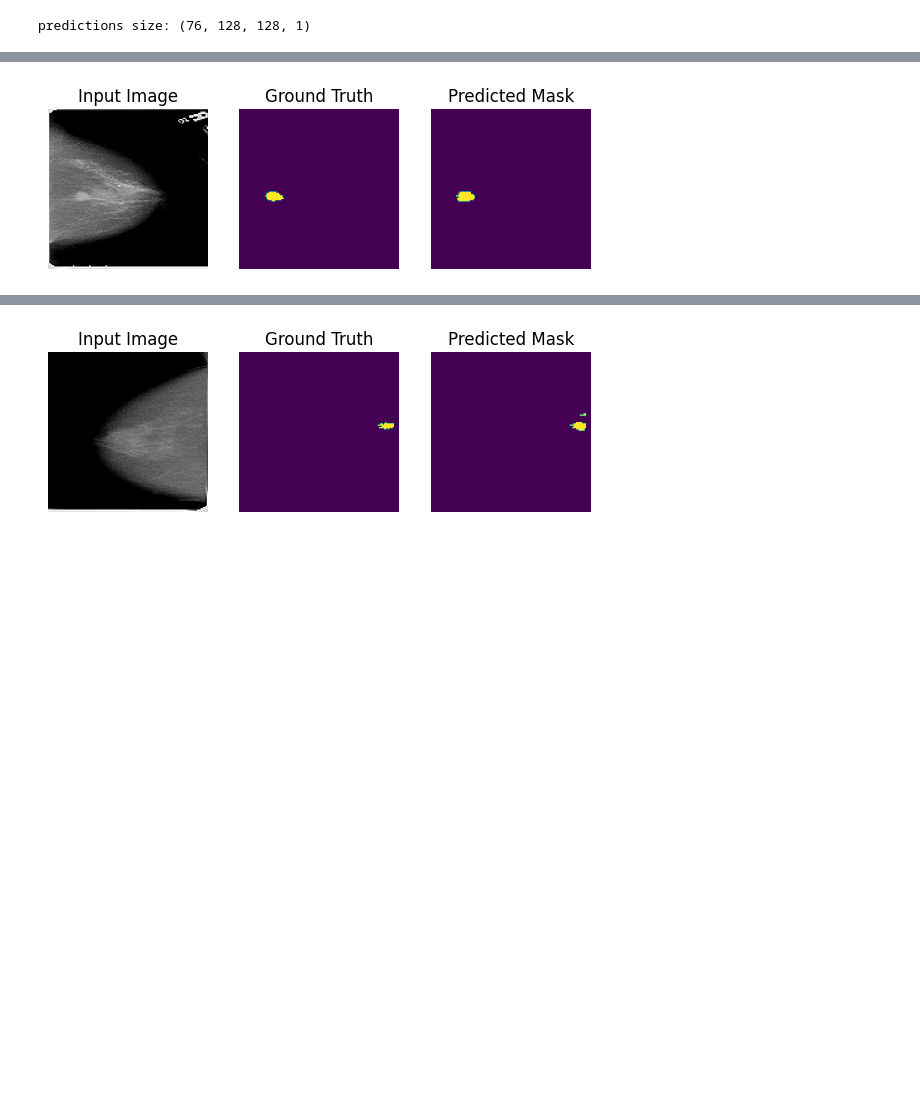
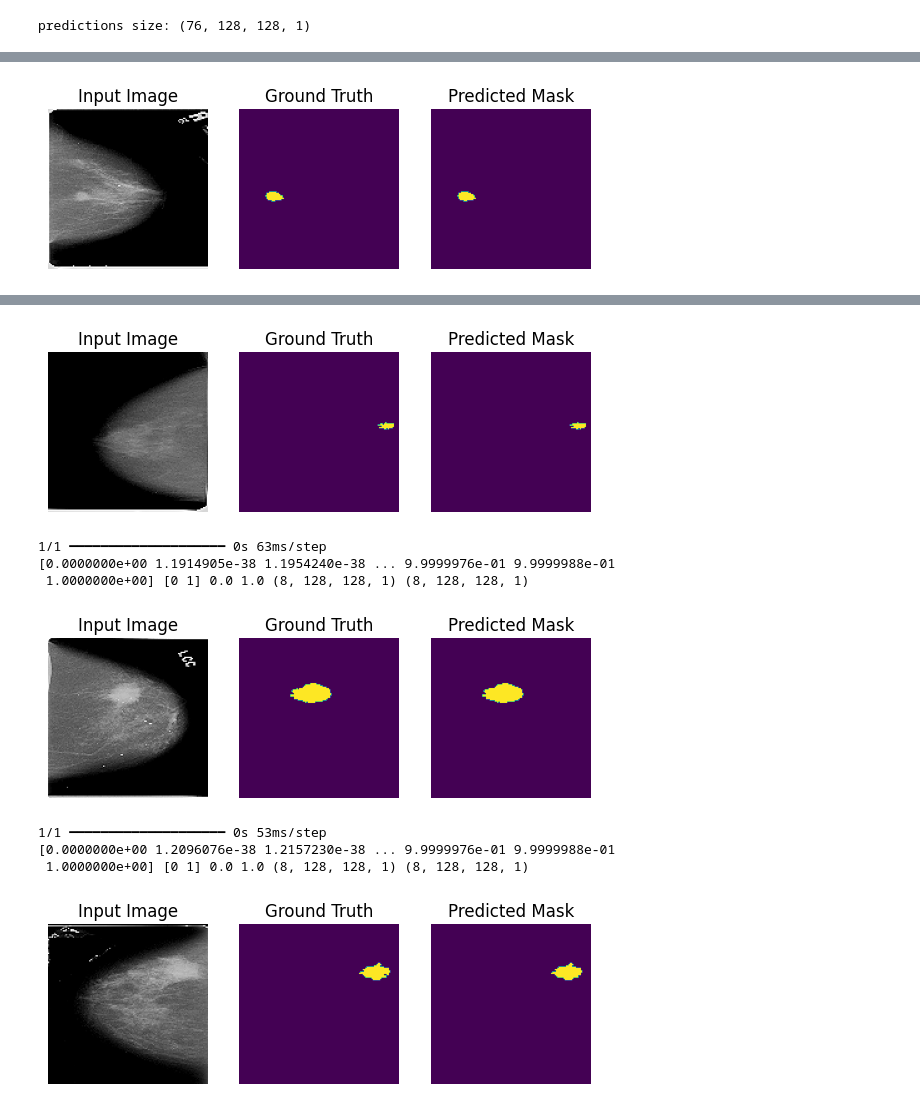
Before and after one commit to we1c0me2s0rapark/UoL-FP, a Jupyter notebook: Result.ipynb, the cells around one changed output, grey strips where cells are left out. Cells and saved outputs as stored; diff of their text form; code cells hidden in the pictures; blank space fills up the shorter version.

```diff
--- a/Result.ipynb
+++ b/Result.ipynb
@@ -167,7 +175,7 @@ class HnAdam(Adam):
 # %%
 # Load the saved model
 loaded_model = tf.keras.models.load_model(
-    os.path.join(data_root, 'mass_model.keras'),
+    os.path.join(data_root, '9_1000_mass_model.keras'),
     custom_objects={
         'combined_loss': combined_loss,
         'dice_coef': dice_coef,
@@ -302,9 +310,17 @@ def create_mask(pred_mask):
           pred_mask.shape, mask.shape)
     return mask[0]
 # %%
-for image, mask in test_batches.take(3):
-    pred_mask = loaded_model.predict(image)
-    true_mask = mask[0] # tf.expand_dims(mask[0], axis=-1)
+image_number = 5
+if True:
+    for image, mask in test_batches.take(image_number):
+        pred_mask = loaded_model.predict(image)
+        true_mask = mask[0] # tf.expand_dims(mask[0], axis=-1)
 
-    display([image[0], true_mask, create_mask(pred_mask)])
+        display([image[0], true_mask, create_mask(pred_mask)])
+else:
+    # Shuffle and take 3 random batches
+    for image, mask in test_batches.shuffle(1000).take(image_number):
+        pred_mask = loaded_model.predict(image)
+        true_mask = mask[0]
+        display([image[0], true_mask, create_mask(pred_mask)])
 # %% [output]
@@ -321,2 +337,10 @@ for image, mask in test_batches.take(3):
  1.0000000e+00] [0 1] 0.0 1.0 (8, 128, 128, 1) (8, 128, 128, 1)
 [figure]
+1/1 ━━━━━━━━━━━━━━━━━━━━ 0s 63ms/step
+[0.0000000e+00 1.1914905e-38 1.1954240e-38 ... 9.9999976e-01 9.9999988e-01
+ 1.0000000e+00] [0 1] 0.0 1.0 (8, 128, 128, 1) (8, 128, 128, 1)
+[figure, added]
+1/1 ━━━━━━━━━━━━━━━━━━━━ 0s 53ms/step
+[0.0000000e+00 1.2096076e-38 1.2157230e-38 ... 9.9999976e-01 9.9999988e-01
+ 1.0000000e+00] [0 1] 0.0 1.0 (8, 128, 128, 1) (8, 128, 128, 1)
+[figure, added]
```
Also changed, not shown: parts of 9 cells of this notebook, 9 other files.
